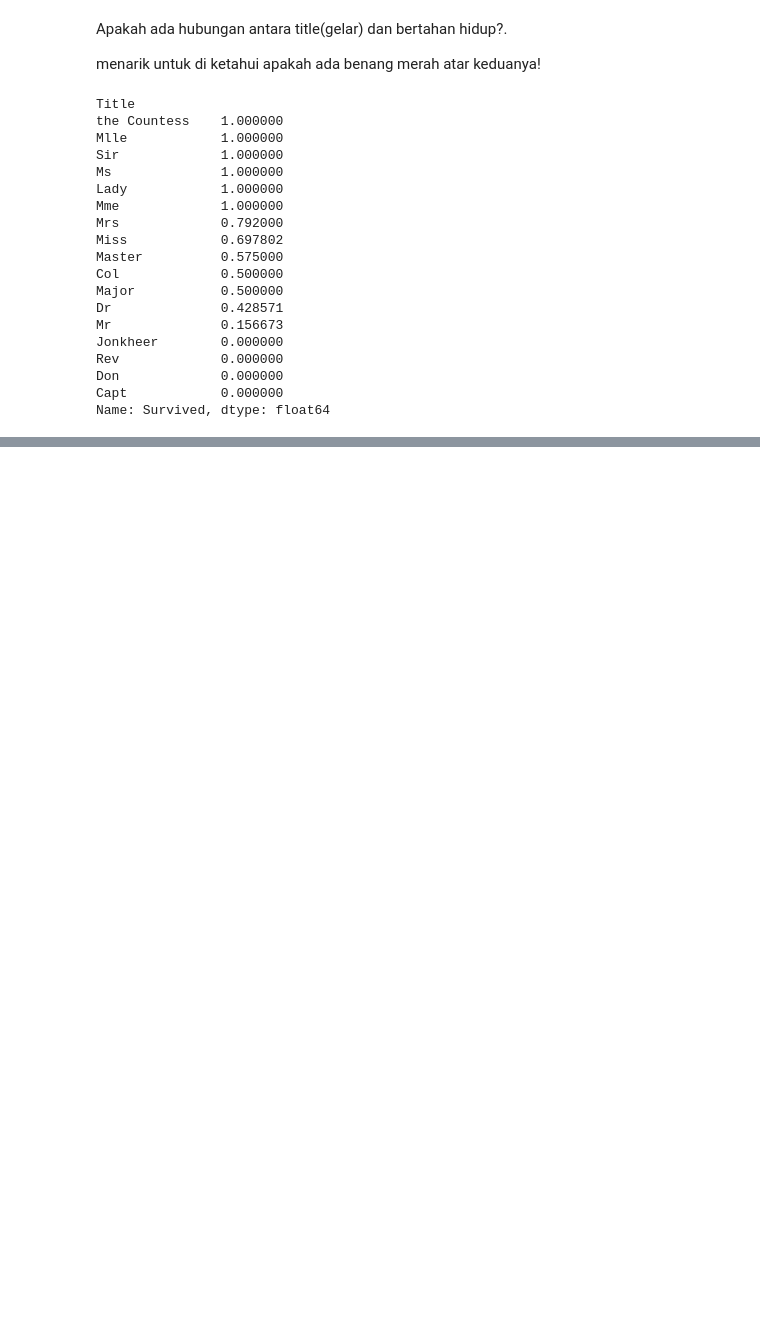
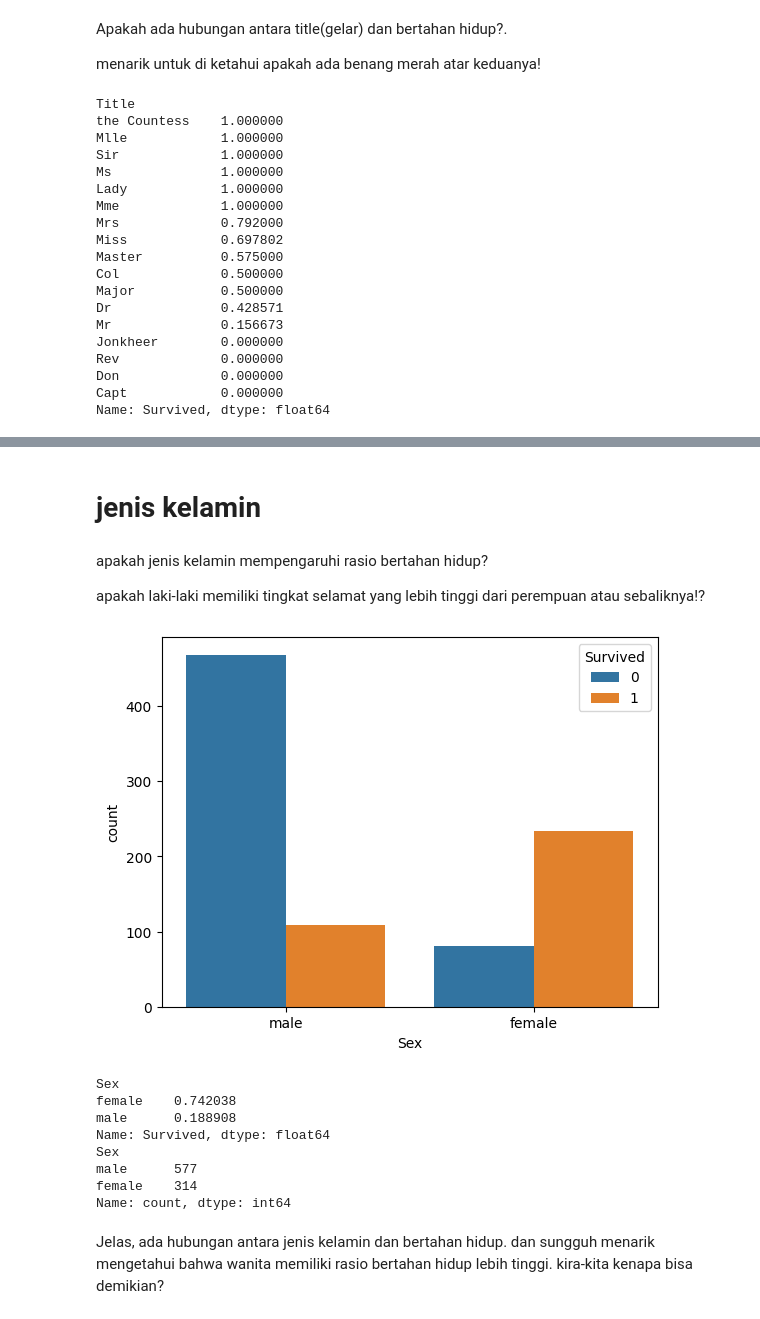
Before and after one commit to ihyaulumuddin044/machineLearning, a Jupyter notebook: titanic_prediction.ipynb, the cells around one changed output, grey strips where cells are left out. Saved outputs shown, nothing was run; the diff lists cells and outputs as text; code cells hidden in the pictures; blank space fills up the shorter version.

```diff
--- a/titanic_prediction.ipynb
+++ b/titanic_prediction.ipynb
@@ -199,0 +230,28 @@ Name: Survived, dtype: float64
+# %% [markdown]
+# jenis kelamin
+# %% [markdown]
+apakah jenis kelamin mempengaruhi rasio bertahan hidup?
+
+apakah laki-laki memiliki tingkat selamat yang lebih tinggi dari perempuan atau sebaliknya!?
+# %%
+# vusialisasi countplot
+sns.countplot(x="Sex", hue="Survived", data=train)
+plt.show()
+
+# jumlah orang-orang yang selamat di setiap kelas
+print(train["Survived"].groupby(train["Sex"]).mean())
+
+# seberapa banyak orang yang kita punya?
+print(train["Sex"].value_counts())
+# %% [output]
+[figure, added]
+Sex
+female    0.742038
+male      0.188908
+Name: Survived, dtype: float64
+Sex
+male      577
+female    314
+Name: count, dtype: int64
+# %% [markdown]
+Jelas, ada hubungan antara jenis kelamin dan bertahan hidup. dan sungguh menarik mengetahui bahwa wanita memiliki rasio bertahan hidup lebih tinggi. kira-kita kenapa bisa demikian?
```
Also changed, not shown: parts of 11 cells of this notebook.
